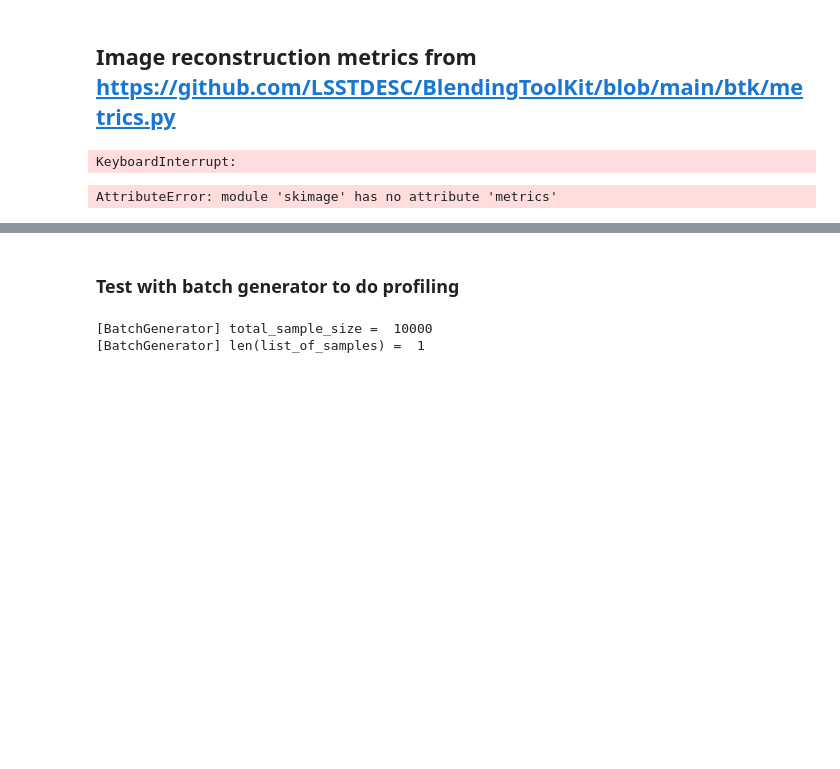
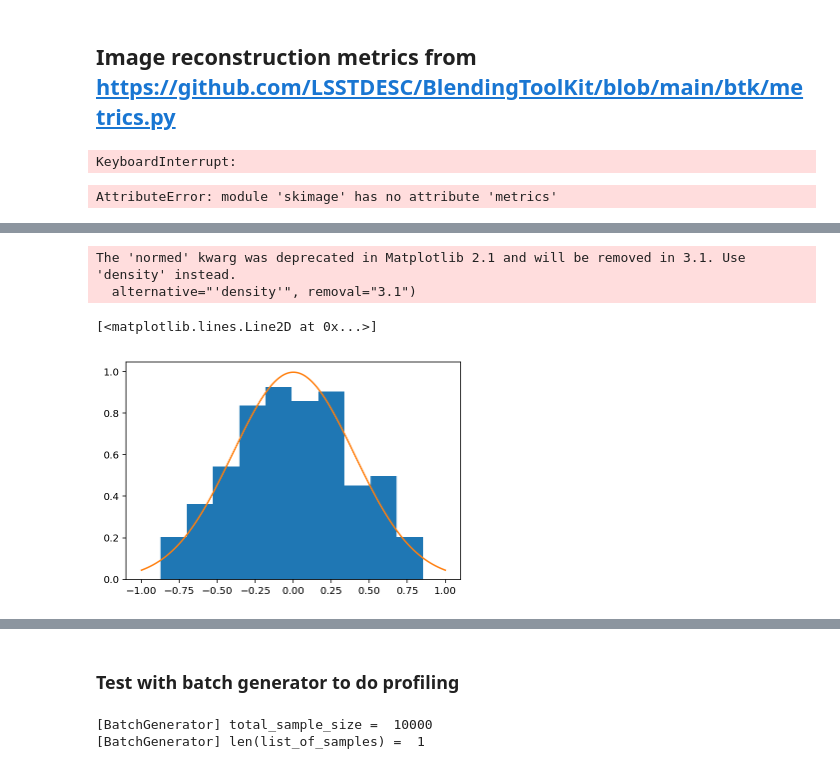
Before and after one commit to BastienArcelin/parameter_estimation, a Jupyter notebook: notebooks/parameter_estimation/VAE_dc2_training_test_CC.ipynb, the cells around one changed output, grey strips where cells are left out. Drawn from its saved outputs; the diff is of its cells as text; code cells hidden in the pictures; blank space fills up the shorter version.

```diff
--- a/notebooks/parameter_estimation/VAE_dc2_training_test_CC.ipynb
+++ b/notebooks/parameter_estimation/VAE_dc2_training_test_CC.ipynb
@@ -337,0 +684,13 @@ print(ssim)
+# %%
+def gaussian(mean,std):
+    return (1/(std*np.sqrt(2*np.pi))*np.exp(-np.square(x-mean)/(2*std**2)))
+
+x = np.linspace(-1,1, 1000)
+# %%
+_ = plt.hist(training_labels[:,0], bins = 10, normed = True)
+plt.plot(x, gaussian(0,0.4))
+# %% [output]
+The 'normed' kwarg was deprecated in Matplotlib 2.1 and will be removed in 3.1. Use 'density' instead.
+  alternative="'density'", removal="3.1")
+[<matplotlib.lines.Line2D at 0x...>]
+[figure, added]
```
Also changed, not shown: parts of 39 cells of this notebook, 18 other files.
